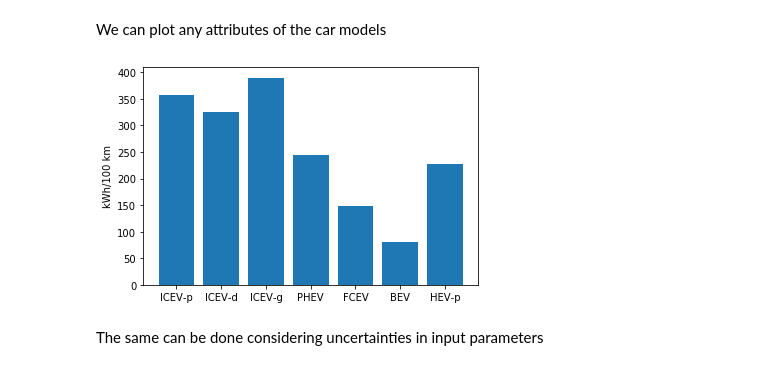
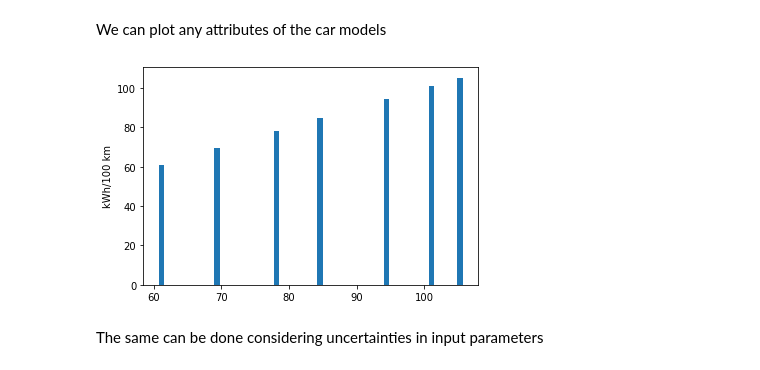
Before and after one commit to romainsacchi/carculator, a Jupyter notebook: examples/Examples.ipynb, the cells around one changed output. Drawn from its saved outputs; the diff is of its cells as text; code cells hidden in the pictures.

```diff
--- a/examples/Examples.ipynb
+++ b/examples/Examples.ipynb
@@ -171,13 +197,13 @@ Coordinates:
 # %% [markdown]
 We can plot any attributes of the car models
 # %%
-TtW_energy = cm.array.sel(size='SUV', year=2017, parameter='TtW energy', value=0) * 1/3600 * 100
+TtW_energy = cm.array.sel(powertrain='BEV', year=2017, parameter='TtW energy', value=0) * 1/3600 * 100
 
-plt.bar(TtW_energy.powertrain, TtW_energy)
+plt.bar(TtW_energy, TtW_energy)
 plt.ylabel('kWh/100 km')
 plt.show()
 # %% [output]
-[figure, old version]
+[figure, new version]
 # %% [markdown]
 The same can be done considering uncertainties in input parameters
 # %%
```
Also changed, not shown: parts of 16 cells of this notebook, 1 other file.
